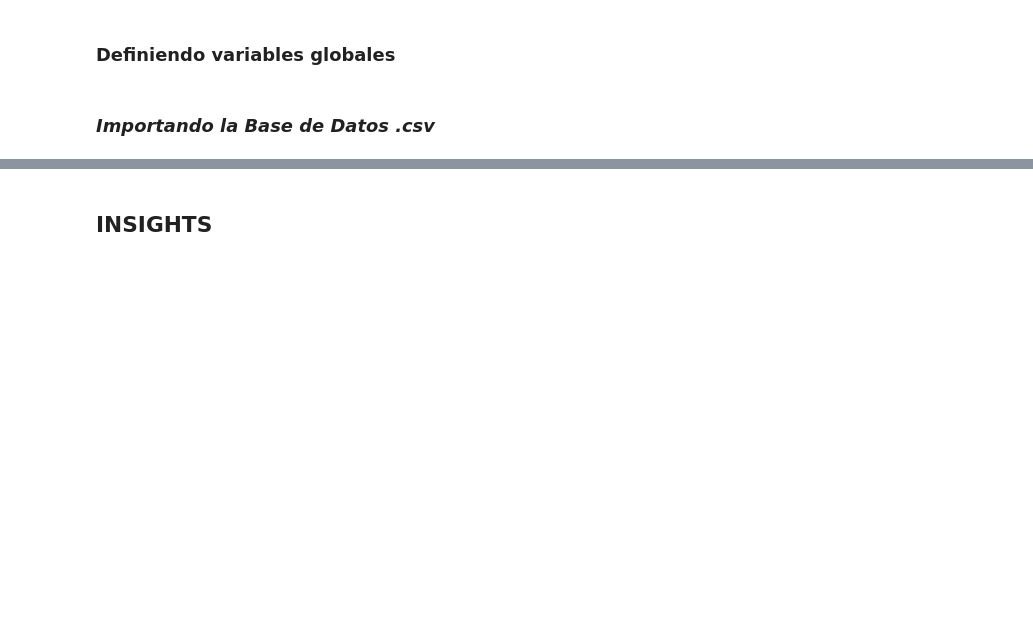
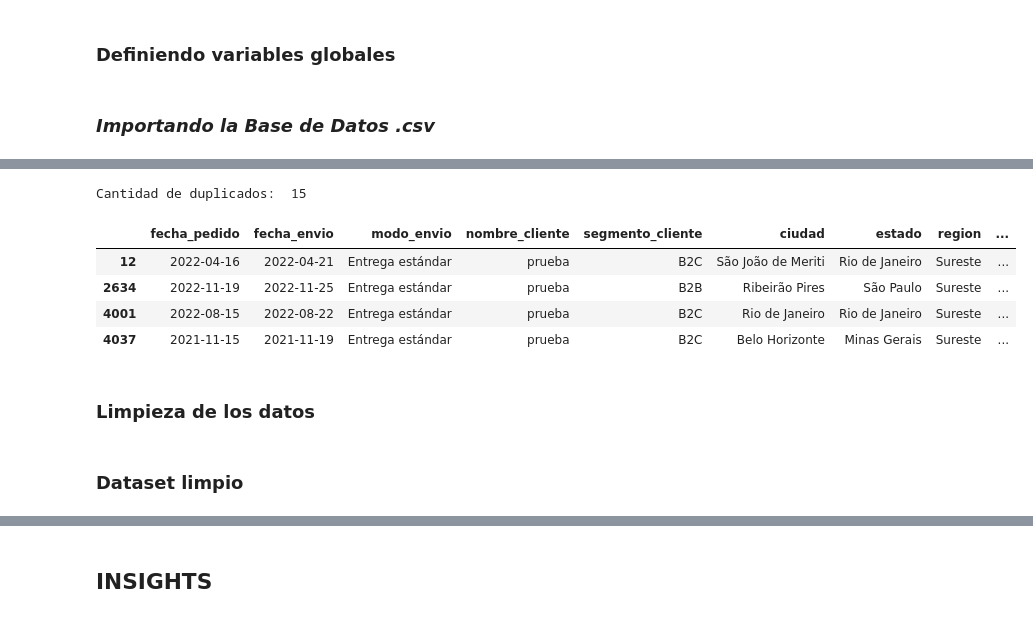
Before and after one commit to pabloing93/supermarket-sales-analysis, a Jupyter notebook: Supermarket_Sales_Analysis.ipynb, the cells around one changed output, grey strips where cells are left out. Cells and saved outputs as stored; diff of their text form; code cells hidden in the pictures; blank space fills up the shorter version.

```diff
--- a/Supermarket_Sales_Analysis.ipynb
+++ b/Supermarket_Sales_Analysis.ipynb
@@ -27,3 +72,18 @@ obtencion_datos()
+# %%
+print('Cantidad de duplicados: ',df_ventas.duplicated().sum())
+# %% [output]
+Cantidad de duplicados:  15
+# %%
+criterio = df_ventas['nombre_cliente'] == 'prueba'
+df_ventas[criterio]
+# %% [output]
+|  | fecha_pedido | fecha_envio | modo_envio | nombre_cliente | segmento_cliente | ciudad | estado | region | ... |
+| 12 | 2022-04-16 | 2022-04-21 | Entrega estándar | prueba | B2C | São João de Meriti | Rio de Janeiro | Sureste | ... |
+| 2634 | 2022-11-19 | 2022-11-25 | Entrega estándar | prueba | B2B | Ribeirão Pires | São Paulo | Sureste | ... |
+| 4001 | 2022-08-15 | 2022-08-22 | Entrega estándar | prueba | B2C | Rio de Janeiro | Rio de Janeiro | Sureste | ... |
+| 4037 | 2021-11-15 | 2021-11-19 | Entrega estándar | prueba | B2C | Belo Horizonte | Minas Gerais | Sureste | ... |
+# %% [markdown]
+### Limpieza de los datos
 # %%
 #Formateamos el tipo de dato de las fechas a uno adecuado
 df_ventas['fecha_pedido'] = pd.to_datetime(df_ventas['fecha_pedido'], format='%Y-%m-%d')
@@ -43,3 +103,5 @@ df_ventas_limpio.drop(columns=['index'], inplace=True)
 
 #Reemplazamos los nombres de clientes NaN por el valor "missing"
 df_ventas_limpio['nombre_cliente'].fillna('missing', inplace=True)
+# %% [markdown]
+### Dataset limpio
```
Also changed, not shown: parts of 6 cells of this notebook.
